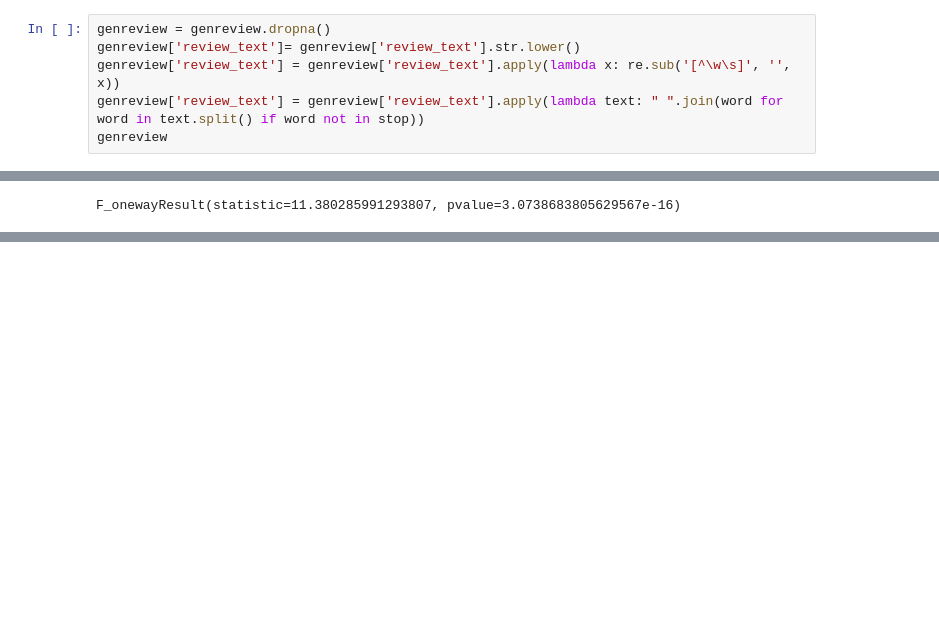
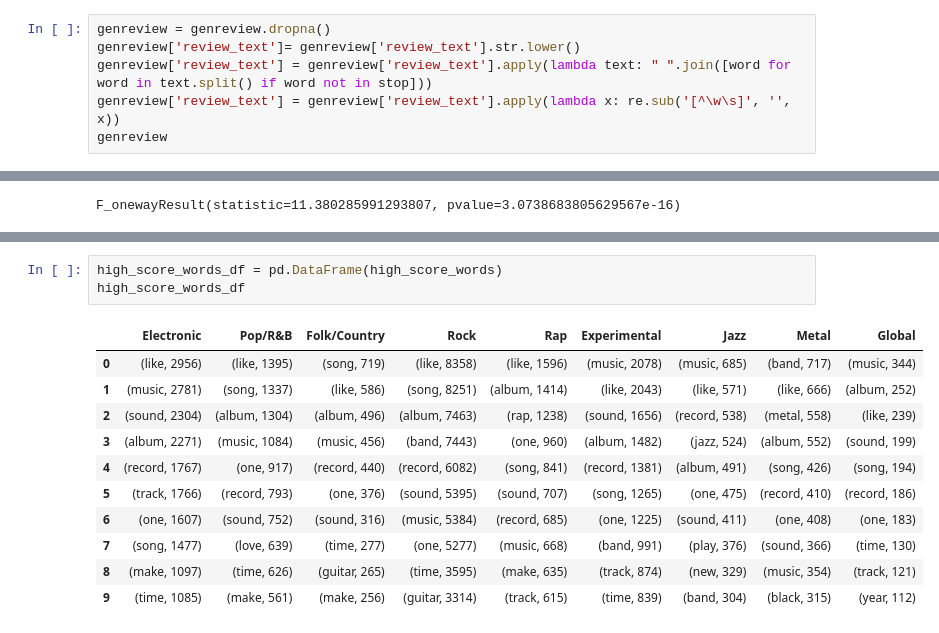
Before and after one commit to nickdevin/pitchfork, a Jupyter notebook: pitchfork.ipynb, the cells around one changed output, grey strips where cells are left out. Cells and saved outputs as stored; diff of their text form; blank space fills up the shorter version.

```diff
--- a/pitchfork.ipynb
+++ b/pitchfork.ipynb
@@ -636,8 +692,8 @@ genreview
 # %%
 genreview = genreview.dropna()
 genreview['review_text']= genreview['review_text'].str.lower()
+genreview['review_text'] = genreview['review_text'].apply(lambda text: " ".join([word for word in text.split() if word not in stop]))
 genreview['review_text'] = genreview['review_text'].apply(lambda x: re.sub('[^\w\s]', '', x))
-genreview['review_text'] = genreview['review_text'].apply(lambda text: " ".join(word for word in text.split() if word not in stop))
 genreview
 # %% [output]
 |  | score | review_text | index | genre |
@@ -689,0 +893,15 @@ F_onewayResult(statistic=11.380285991293807, pvalue=3.0738683805629567e-16)
+# %%
+high_score_words_df = pd.DataFrame(high_score_words)
+high_score_words_df
+# %% [output]
+|  | Electronic | Pop/R&B | Folk/Country | Rock | Rap | Experimental | Jazz | Metal | Global |
+| 0 | (like, 2956) | (like, 1395) | (song, 719) | (like, 8358) | (like, 1596) | (music, 2078) | (music, 685) | (band, 717) | (music, 344) |
+| 1 | (music, 2781) | (song, 1337) | (like, 586) | (song, 8251) | (album, 1414) | (like, 2043) | (like, 571) | (like, 666) | (album, 252) |
+| 2 | (sound, 2304) | (album, 1304) | (album, 496) | (album, 7463) | (rap, 1238) | (sound, 1656) | (record, 538) | (metal, 558) | (like, 239) |
+| 3 | (album, 2271) | (music, 1084) | (music, 456) | (band, 7443) | (one, 960) | (album, 1482) | (jazz, 524) | (album, 552) | (sound, 199) |
+| 4 | (record, 1767) | (one, 917) | (record, 440) | (record, 6082) | (song, 841) | (record, 1381) | (album, 491) | (song, 426) | (song, 194) |
+| 5 | (track, 1766) | (record, 793) | (one, 376) | (sound, 5395) | (sound, 707) | (song, 1265) | (one, 475) | (record, 410) | (record, 186) |
+| 6 | (one, 1607) | (sound, 752) | (sound, 316) | (music, 5384) | (record, 685) | (one, 1225) | (sound, 411) | (one, 408) | (one, 183) |
+| 7 | (song, 1477) | (love, 639) | (time, 277) | (one, 5277) | (music, 668) | (band, 991) | (play, 376) | (sound, 366) | (time, 130) |
+| 8 | (make, 1097) | (time, 626) | (guitar, 265) | (time, 3595) | (make, 635) | (track, 874) | (new, 329) | (music, 354) | (track, 121) |
+| 9 | (time, 1085) | (make, 561) | (make, 256) | (guitar, 3314) | (track, 615) | (time, 839) | (band, 304) | (black, 315) | (year, 112) |
```
Also changed, not shown: parts of 41 cells of this notebook.
